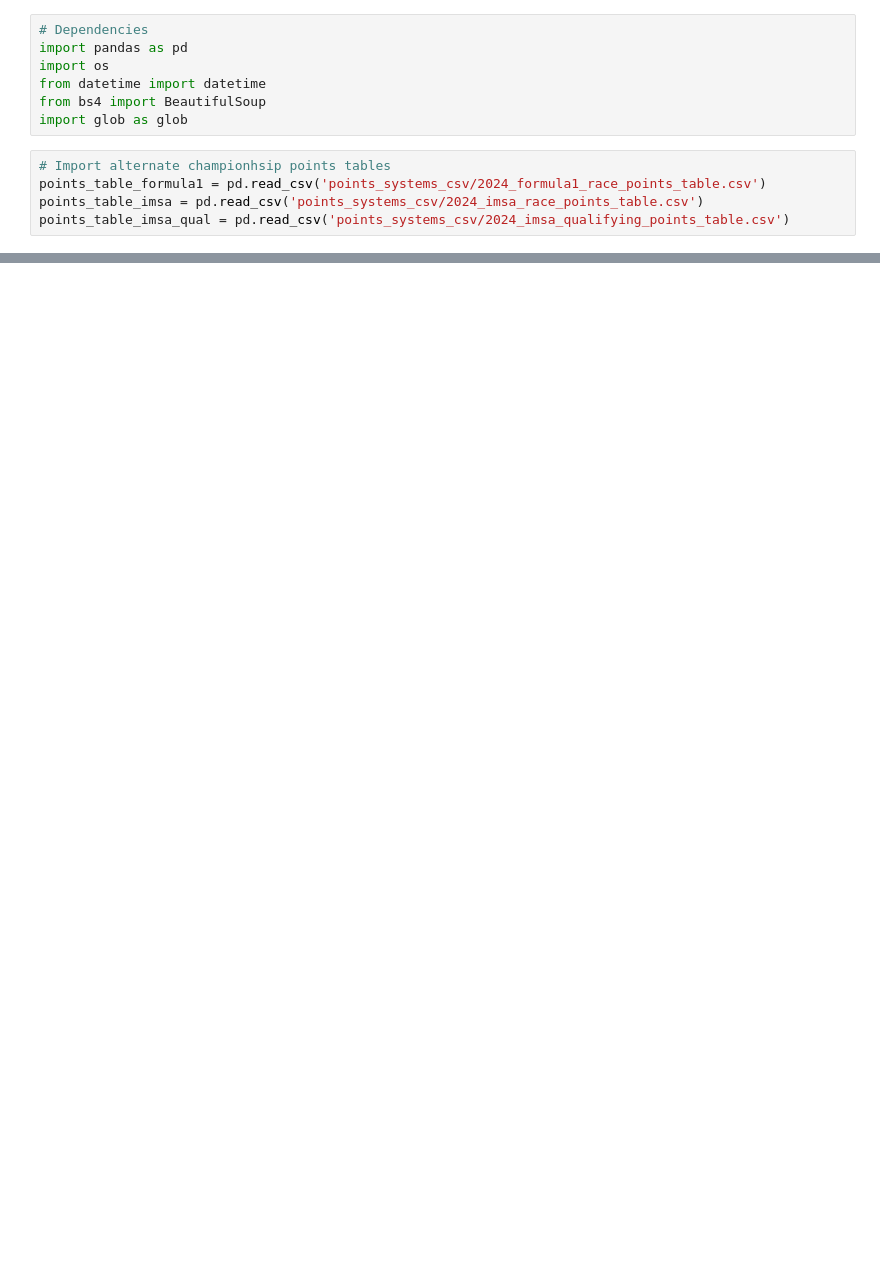
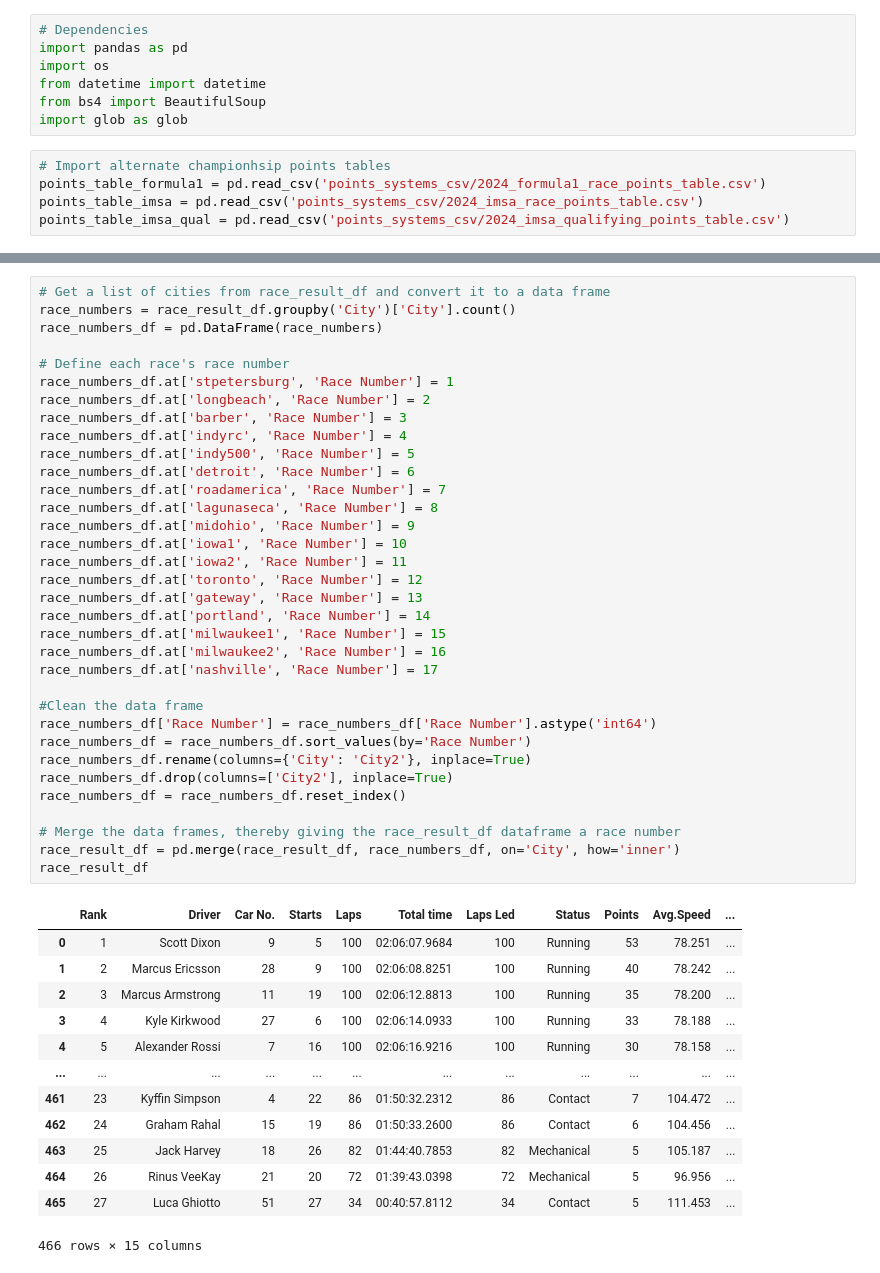
Before and after one commit to Omeagon/Project_3, a Jupyter notebook: LapVariance.ipynb, the cells around one changed output, grey strips where cells are left out. Drawn from its saved outputs; the diff is of its cells as text; blank space fills up the shorter version.

```diff
--- a/LapVariance.ipynb
+++ b/LapVariance.ipynb
@@ -82,0 +85,48 @@ race_result_df.sample(46)
+# %%
+# Get a list of cities from race_result_df and convert it to a data frame
+race_numbers = race_result_df.groupby('City')['City'].count()
+race_numbers_df = pd.DataFrame(race_numbers)
+
+# Define each race's race number
+race_numbers_df.at['stpetersburg', 'Race Number'] = 1
+race_numbers_df.at['longbeach', 'Race Number'] = 2
+race_numbers_df.at['barber', 'Race Number'] = 3
+race_numbers_df.at['indyrc', 'Race Number'] = 4
+race_numbers_df.at['indy500', 'Race Number'] = 5
+race_numbers_df.at['detroit', 'Race Number'] = 6
+race_numbers_df.at['roadamerica', 'Race Number'] = 7
+race_numbers_df.at['lagunaseca', 'Race Number'] = 8
+race_numbers_df.at['midohio', 'Race Number'] = 9
+race_numbers_df.at['iowa1', 'Race Number'] = 10
+race_numbers_df.at['iowa2', 'Race Number'] = 11
+race_numbers_df.at['toronto', 'Race Number'] = 12
+race_numbers_df.at['gateway', 'Race Number'] = 13
+race_numbers_df.at['portland', 'Race Number'] = 14
+race_numbers_df.at['milwaukee1', 'Race Number'] = 15
+race_numbers_df.at['milwaukee2', 'Race Number'] = 16
+race_numbers_df.at['nashville', 'Race Number'] = 17
+
+#Clean the data frame
+race_numbers_df['Race Number'] = race_numbers_df['Race Number'].astype('int64')
+race_numbers_df = race_numbers_df.sort_values(by='Race Number')
+race_numbers_df.rename(columns={'City': 'City2'}, inplace=True)
+race_numbers_df.drop(columns=['City2'], inplace=True)
+race_numbers_df = race_numbers_df.reset_index()
+
+# Merge the data frames, thereby giving the race_result_df dataframe a race number
+race_result_df = pd.merge(race_result_df, race_numbers_df, on='City', how='inner')
+race_result_df
+# %% [output]
+|  | Rank | Driver | Car No. | Starts | Laps | Total time | Laps Led | Status | Points | Avg.Speed | ... |
+| 0 | 1 | Scott Dixon | 9 | 5 | 100 | 02:06:07.9684 | 100 | Running | 53 | 78.251 | ... |
+| 1 | 2 | Marcus Ericsson | 28 | 9 | 100 | 02:06:08.8251 | 100 | Running | 40 | 78.242 | ... |
+| 2 | 3 | Marcus Armstrong | 11 | 19 | 100 | 02:06:12.8813 | 100 | Running | 35 | 78.200 | ... |
+| 3 | 4 | Kyle Kirkwood | 27 | 6 | 100 | 02:06:14.0933 | 100 | Running | 33 | 78.188 | ... |
+| 4 | 5 | Alexander Rossi | 7 | 16 | 100 | 02:06:16.9216 | 100 | Running | 30 | 78.158 | ... |
+| ... | ... | ... | ... | ... | ... | ... | ... | ... | ... | ... | ... |
+| 461 | 23 | Kyffin Simpson | 4 | 22 | 86 | 01:50:32.2312 | 86 | Contact | 7 | 104.472 | ... |
+| 462 | 24 | Graham Rahal | 15 | 19 | 86 | 01:50:33.2600 | 86 | Contact | 6 | 104.456 | ... |
+| 463 | 25 | Jack Harvey | 18 | 26 | 82 | 01:44:40.7853 | 82 | Mechanical | 5 | 105.187 | ... |
+| 464 | 26 | Rinus VeeKay | 21 | 20 | 72 | 01:39:43.0398 | 72 | Mechanical | 5 | 96.956 | ... |
+| 465 | 27 | Luca Ghiotto | 51 | 27 | 34 | 00:40:57.8112 | 34 | Contact | 5 | 111.453 | ... |
+466 rows × 15 columns
```
Also changed, not shown: parts of 1 cell of this notebook.
